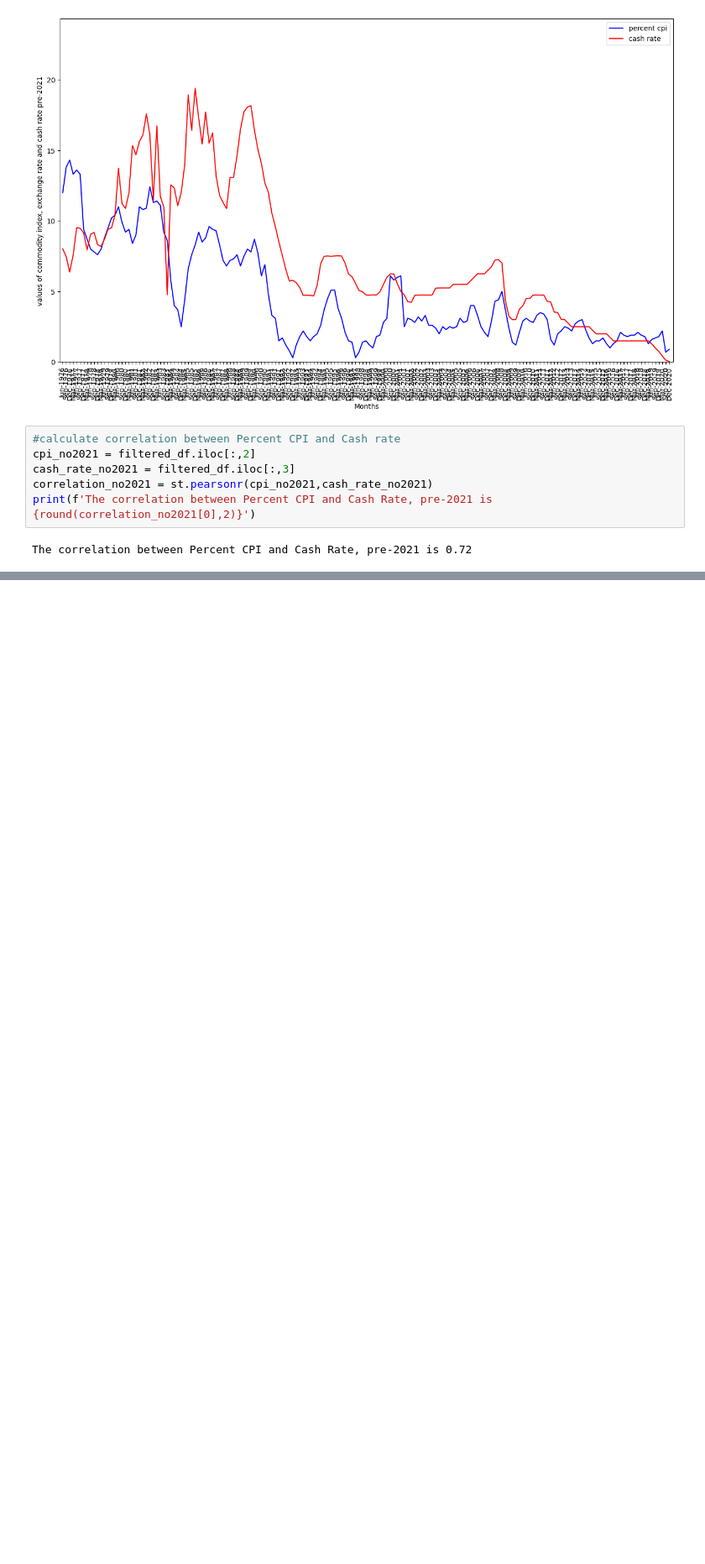
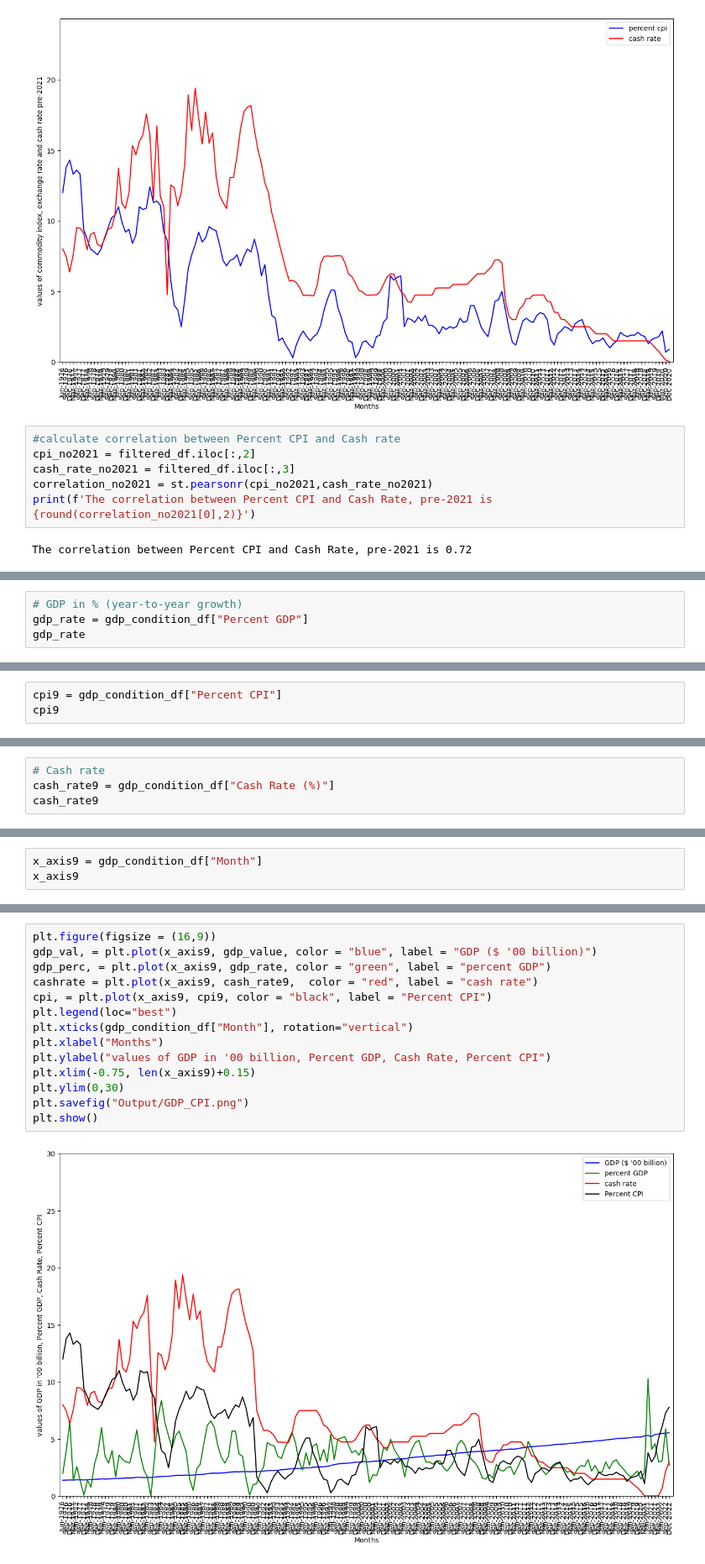
Before and after one commit to irwine-young/Project-1-Bootcamp, a Jupyter notebook: data_analysis_CPI.ipynb, the cells around one changed output, grey strips where cells are left out. Shown at 84% size. Drawn from its saved outputs; the diff is of its cells as text; blank space fills up the shorter version.

Commit message:
create branch for GDP and CPI visualisation

```diff
--- a/data_analysis_CPI.ipynb
+++ b/data_analysis_CPI.ipynb
@@ -235,0 +306,4 @@ The r-squared is: 0.5184803118129917
+# %%
+# GDP in % (year-to-year growth)
+gdp_rate = gdp_condition_df["Percent GDP"]
+gdp_rate
@@ -235,0 +323,3 @@ The r-squared is: 0.5184803118129917
+# %%
+cpi9 = gdp_condition_df["Percent CPI"]
+cpi9
@@ -235,0 +339,4 @@ The r-squared is: 0.5184803118129917
+# %%
+# Cash rate
+cash_rate9 = gdp_condition_df["Cash Rate (%)"]
+cash_rate9
@@ -235,0 +356,3 @@ The r-squared is: 0.5184803118129917
+# %%
+x_axis9 = gdp_condition_df["Month"]
+x_axis9
@@ -235,0 +372,16 @@ The r-squared is: 0.5184803118129917
+# %%
+plt.figure(figsize = (16,9))
+gdp_val, = plt.plot(x_axis9, gdp_value, color = "blue", label = "GDP ($ '00 billion)")
+gdp_perc, = plt.plot(x_axis9, gdp_rate, color = "green", label = "percent GDP")
+cashrate = plt.plot(x_axis9, cash_rate9,  color = "red", label = "cash rate")
+cpi, = plt.plot(x_axis9, cpi9, color = "black", label = "Percent CPI")
+plt.legend(loc="best")
+plt.xticks(gdp_condition_df["Month"], rotation="vertical")
+plt.xlabel("Months")
+plt.ylabel("values of GDP in '00 billion, Percent GDP, Cash Rate, Percent CPI")
+plt.xlim(-0.75, len(x_axis9)+0.15)
+plt.ylim(0,30)
+plt.savefig("Output/GDP_CPI.png")
+plt.show()
+# %% [output]
+[figure, added]
```
Also changed, not shown: parts of 18 cells of this notebook, 3 other files.
